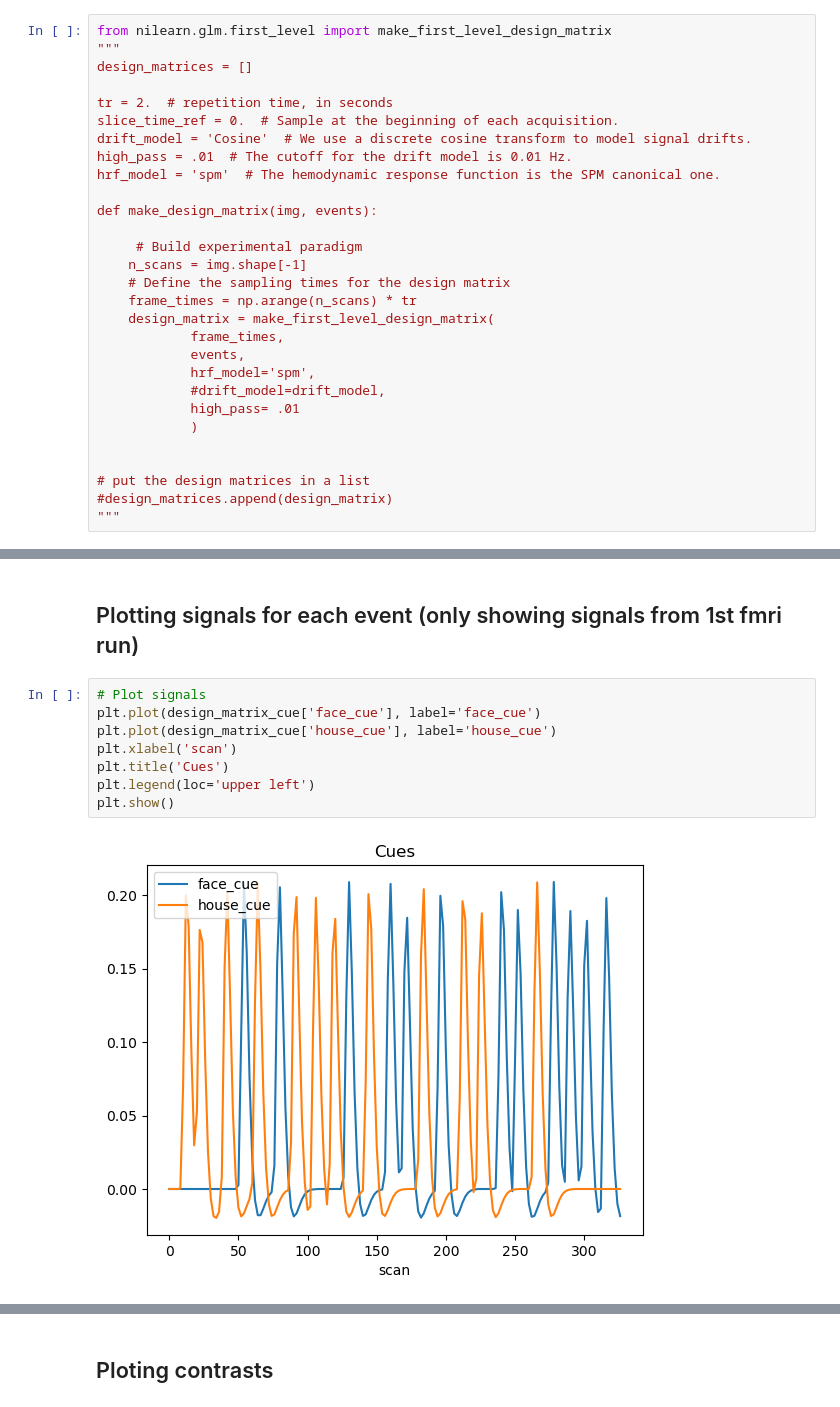
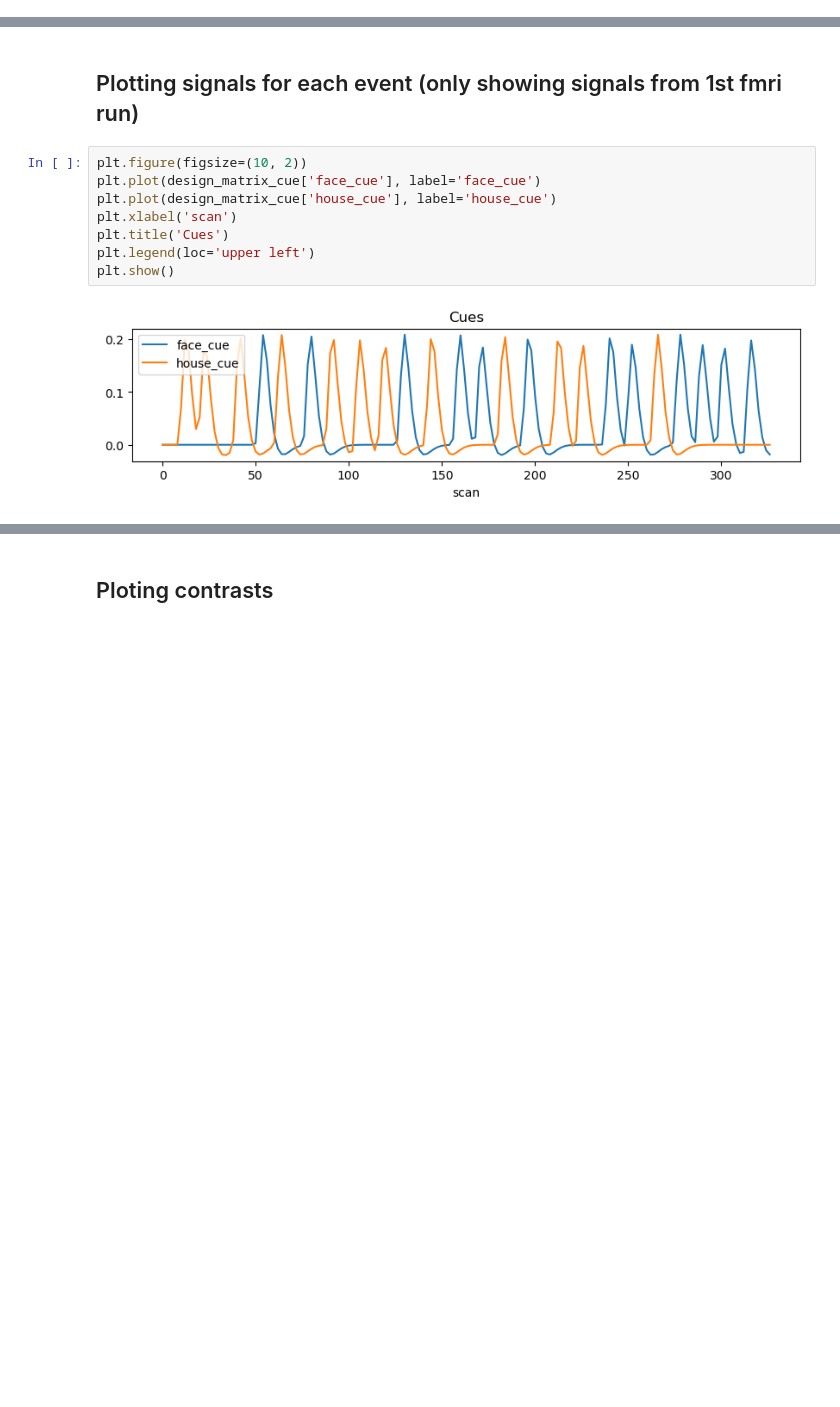
Before and after one commit to LuisA00/Summer_2021_fMRI, a Jupyter notebook: DWM_Single_Pariticpant_GLM_8_run_Nilearn.ipynb, the cells around one changed output, grey strips where cells are left out. Cells and saved outputs as stored; diff of their text form; blank space fills up the shorter version.

```diff
--- a/DWM_Single_Pariticpant_GLM_8_run_Nilearn.ipynb
+++ b/DWM_Single_Pariticpant_GLM_8_run_Nilearn.ipynb
@@ -437,32 +707,3 @@ confounds1.head()
 | 4 | -2.273158 | -2.253800 | 0.072397 | -0.032421 | 0.014122 | 0.105469 | 0.000467 | -0.000027 | 0.000620 |
 # %% [markdown]
 ## Make 1st level generalized linear models (cue, probe, visual search)
-# %%
-from nilearn.glm.first_level import make_first_level_design_matrix
-"""
-design_matrices = []
-
-tr = 2.  # repetition time, in seconds
-slice_time_ref = 0.  # Sample at the beginning of each acquisition.
-drift_model = 'Cosine'  # We use a discrete cosine transform to model signal drifts.
-high_pass = .01  # The cutoff for the drift model is 0.01 Hz.
-hrf_model = 'spm'  # The hemodynamic response function is the SPM canonical one.
-
-def make_design_matrix(img, events):
-
-     # Build experimental paradigm
-    n_scans = img.shape[-1]
-    # Define the sampling times for the design matrix
-    frame_times = np.arange(n_scans) * tr
-    design_matrix = make_first_level_design_matrix(
-            frame_times,
-            events,
-            hrf_model='spm',
-            #drift_model=drift_model,
-            high_pass= .01
-            )
-
-
-# put the design matrices in a list
-#design_matrices.append(design_matrix)
-"""
@@ -615,13 +800,13 @@ plt.show()
 # %% [markdown]
 ## Plotting signals for each event (only showing signals from 1st fmri run)
 # %%
-# Plot signals
+plt.figure(figsize=(10, 2))
 plt.plot(design_matrix_cue['face_cue'], label='face_cue')
 plt.plot(design_matrix_cue['house_cue'], label='house_cue')
 plt.xlabel('scan')
 plt.title('Cues')
 plt.legend(loc='upper left')
 plt.show()
 # %% [output]
-[figure, old version]
+[figure, new version]
 # %%
```
Also changed, not shown: parts of 111 cells of this notebook, 1 other file.
